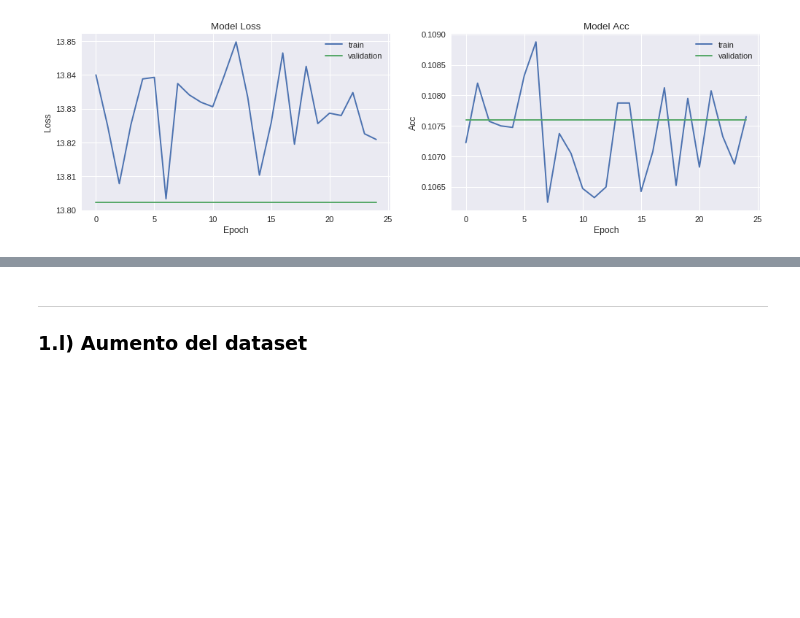
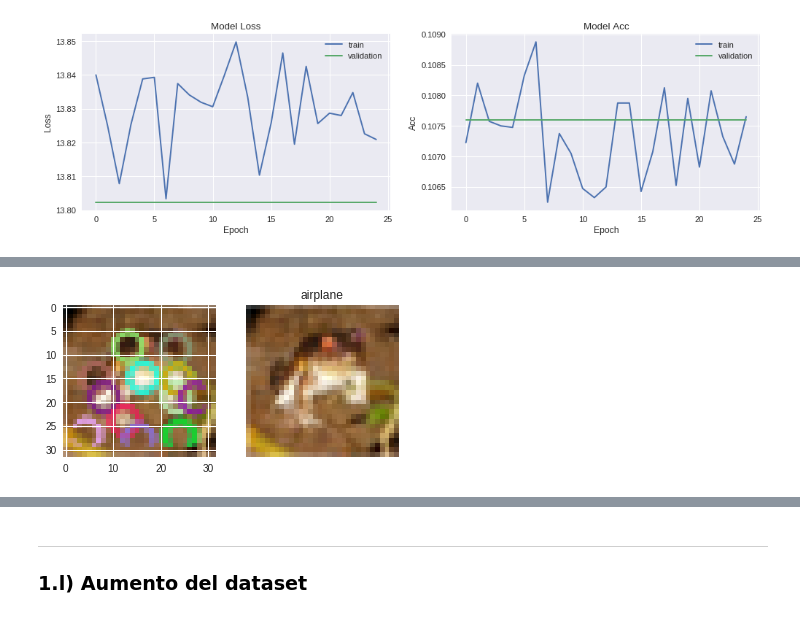
Before and after one commit to rigonzal/ANN, a Jupyter notebook: Approach2/Pregunta_1_colab.ipynb, the cells around one changed output, grey strips where cells are left out. Cells and saved outputs as stored; diff of their text form; code cells hidden in the pictures; blank space fills up the shorter version.

```diff
--- a/Approach2/Pregunta_1_colab.ipynb
+++ b/Approach2/Pregunta_1_colab.ipynb
@@ -806,6 +831,7 @@ def pre_process(img):
     return img_gray
 def calculate_sift(cifar):
     sift_cifar = []
+    kp_cifar = []
     for image in cifar:
       img_gray = pre_process(image)
       sift = cv2.xfeatures2d.SIFT_create()
@@ -813,6 +839,25 @@ def calculate_sift(cifar):
       if type(desc) == type(None):
         desc = np.zeros((1,128))
       compress_desc = np.mean(desc,axis=0) #compress all keypoints
+      kp_cifar.append(kp)
       sift_cifar.append(compress_desc)
-    return np.asarray(sift_cifar)
-cifar_sift = calculate_sift(X)
+    return np.asarray(sift_cifar),np.asarray(kp_cifar)
+cifar_sift,kp_cifar = calculate_sift(x_train)
+cifar_sift_val,kp_cifar_val = calculate_sift(x_val)
+cifar_sift_test,kp_cifar_test = calculate_sift(x_test)
+# %%
+def show_sift_features(gray_img, color_img, kp):
+    return plt.imshow(cv2.drawKeypoints(gray_img, kp, color_img.copy()))
+
+# generate SIFT keypoints and descriptors
+kp = kp_cifar[0]
+sift = cifar_sift[0]
+
+plt.subplot(1,2,1)
+show_sift_features(x_train[0], x_train[0], kp)
+plt.subplot(1,2,2)
+plt.title(label_names[int(y_train[0][0])])
+plt.axis('off')
+_=plt.imshow(x_train[0])
+# %% [output]
+[figure, added]
```
Also changed, not shown: parts of 43 cells of this notebook.
